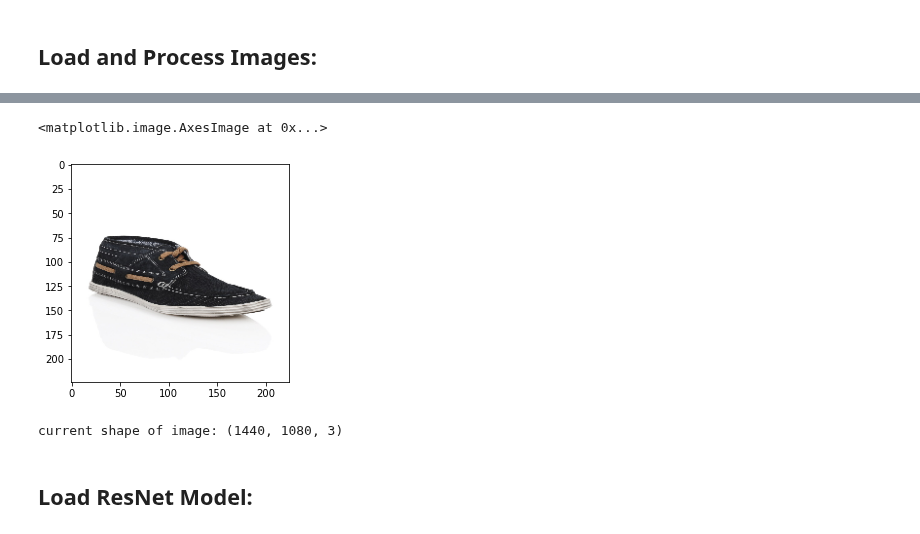
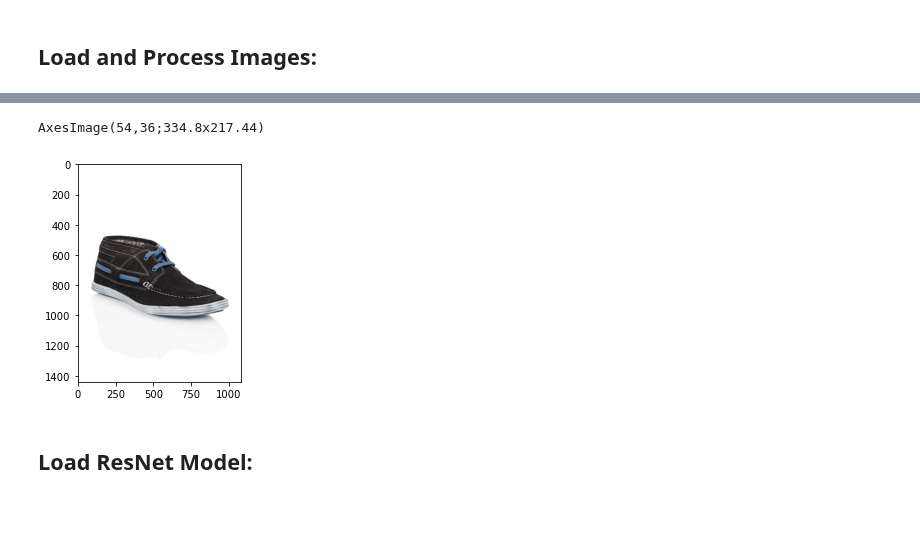
Before and after one commit to Deesus/product-similarity, a Jupyter notebook: notebooks/product_image_similarity.ipynb, the cells around one changed output, grey strips where cells are left out. Cells and saved outputs as stored; diff of their text form; code cells hidden in the pictures.

```diff
--- a/notebooks/product_image_similarity.ipynb
+++ b/notebooks/product_image_similarity.ipynb
@@ -76,28 +23,26 @@ AxesImage(54,36;334.8x217.44)
-# %%
-# processed image:
-
-# for single images:
-resize_and_scale = Sequential([
-    Resizing(IMG_HEIGHT, IMG_WIDTH),
-    Rescaling(1.0/255)
-])
-
-# for image dataset from `image_dataset_from_directory` (which already resize images):
-scale = Sequential([
-    Rescaling(1.0/255)
-])
-
-plt.imshow(resize_and_scale(example_img))
-# %% [output]
-<matplotlib.image.AxesImage at 0x...>
-[figure, removed]
-# %%
-# currently the shape of images are (height, width, channels):
-print('current shape of image:', example_img.shape)
-
-# but we want to add an extra dimension for batch size, i.e. shape of (batch size, height, width, channels):
-image_batch = np.expand_dims(example_img, axis=0)
-# %% [output]
-current shape of image: (1440, 1080, 3)
+# %%
+# n.b. we don't need to sort since we're not training the model:
+def get_file_paths():
+    """ Create generator of all image file paths.
+
+    :return {generator}
+    """
+
+    # We could also have used `pathlib.Path().glob()`, but that returns a POSIX path rather than str:
+    return glob.iglob('../data/e-commerce-product-images/**/*.jpg', recursive=True)
+
+file_paths = get_file_paths()
+# %%
+# explore data -- i.e. images:
+
+example_img = cv2.imread(next(file_paths))
+print(plt.imshow(example_img))
+# TODO: print shapes of images (different dimensions, some grayscale)
+
+# reset generator:
+file_paths = get_file_paths()
+# %% [output]
+AxesImage(54,36;334.8x217.44)
+[figure, added]
 # %% [markdown]
 ## Load ResNet Model:
```
Also changed, not shown: parts of 23 cells of this notebook, 1 other file.
